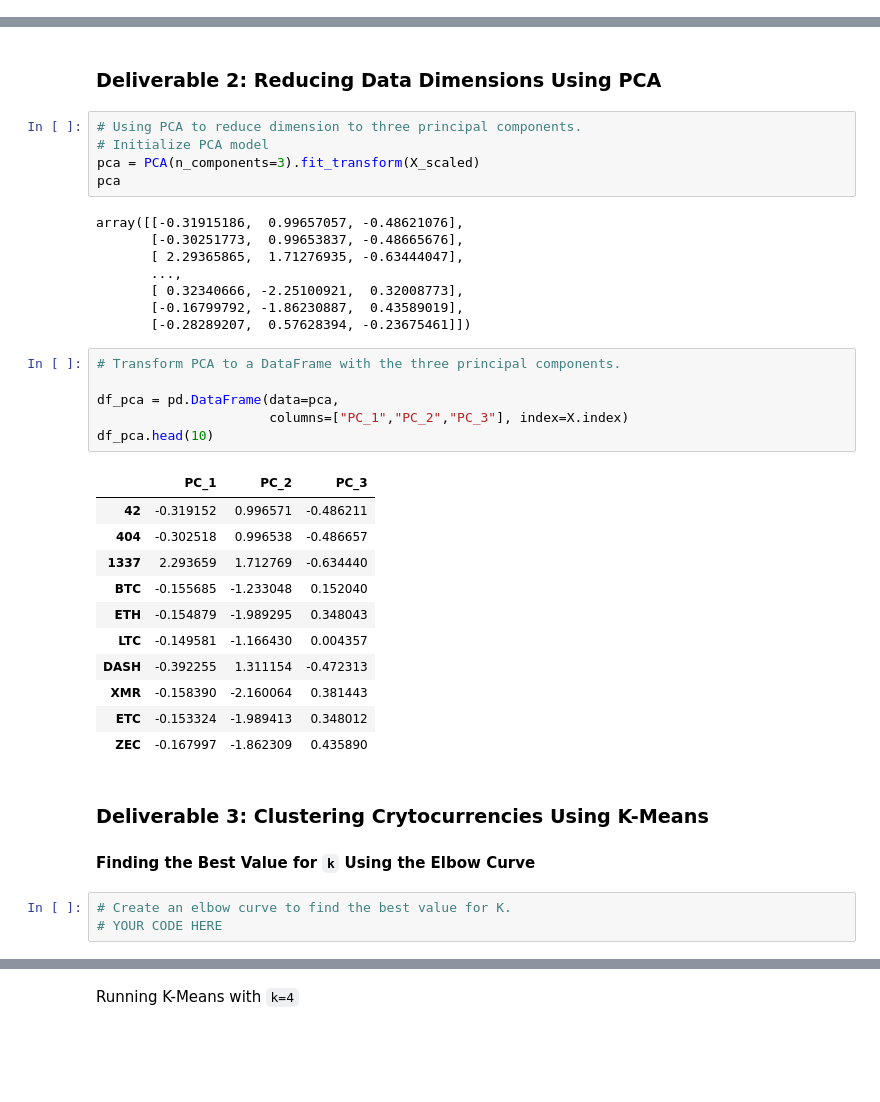
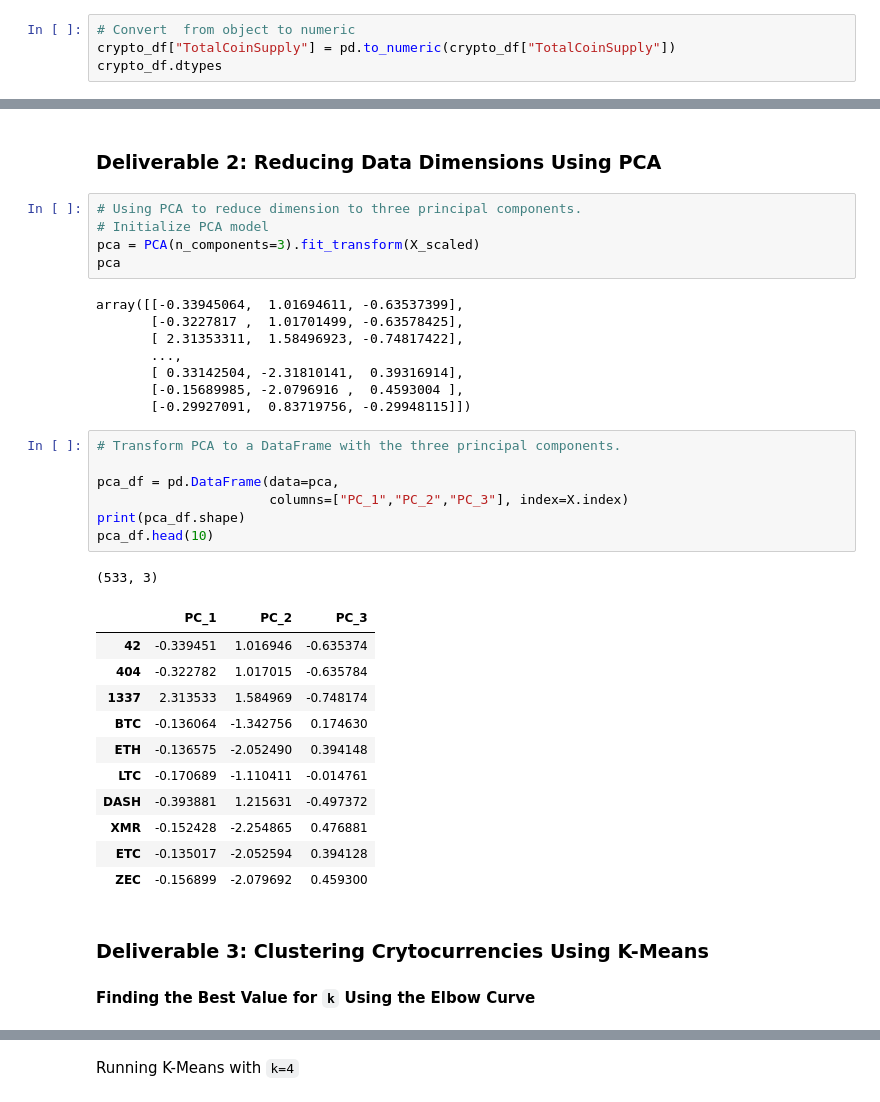
Before and after one commit to rkaysen63/Cryptocurrencies, a Jupyter notebook: crypto_clustering.ipynb, the cells around one changed output, grey strips where cells are left out. Saved outputs shown, nothing was run; the diff lists cells and outputs as text; blank space fills up the shorter version.

```diff
--- a/crypto_clustering.ipynb
+++ b/crypto_clustering.ipynb
@@ -174,0 +189,4 @@ crypto_df.head(10)
+# %%
+# Convert  from object to numeric
+crypto_df["TotalCoinSupply"] = pd.to_numeric(crypto_df["TotalCoinSupply"])
+crypto_df.dtypes
@@ -252,35 +278,34 @@ print(X_scaled[0:5])
 pca = PCA(n_components=3).fit_transform(X_scaled)
 pca
 # %% [output]
-array([[-0.31915186,  0.99657057, -0.48621076],
-       [-0.30251773,  0.99653837, -0.48665676],
-       [ 2.29365865,  1.71276935, -0.63444047],
+array([[-0.33945064,  1.01694611, -0.63537399],
+       [-0.3227817 ,  1.01701499, -0.63578425],
+       [ 2.31353311,  1.58496923, -0.74817422],
        ...,
-       [ 0.32340666, -2.25100921,  0.32008773],
-       [-0.16799792, -1.86230887,  0.43589019],
-       [-0.28289207,  0.57628394, -0.23675461]])
+       [ 0.33142504, -2.31810141,  0.39316914],
+       [-0.15689985, -2.0796916 ,  0.4593004 ],
+       [-0.29927091,  0.83719756, -0.29948115]])
 # %%
 # Transform PCA to a DataFrame with the three principal components.
 
-df_pca = pd.DataFrame(data=pca,
+pca_df = pd.DataFrame(data=pca,
                       columns=["PC_1","PC_2","PC_3"], index=X.index)
-df_pca.head(10)
+print(pca_df.shape)
+pca_df.head(10)
 # %% [output]
+(533, 3)
 |  | PC_1 | PC_2 | PC_3 |
-| 42 | -0.319152 | 0.996571 | -0.486211 |
-| 404 | -0.302518 | 0.996538 | -0.486657 |
-| 1337 | 2.293659 | 1.712769 | -0.634440 |
-| BTC | -0.155685 | -1.233048 | 0.152040 |
-| ETH | -0.154879 | -1.989295 | 0.348043 |
-| LTC | -0.149581 | -1.166430 | 0.004357 |
-| DASH | -0.392255 | 1.311154 | -0.472313 |
-| XMR | -0.158390 | -2.160064 | 0.381443 |
-| ETC | -0.153324 | -1.989413 | 0.348012 |
-| ZEC | -0.167997 | -1.862309 | 0.435890 |
+| 42 | -0.339451 | 1.016946 | -0.635374 |
+| 404 | -0.322782 | 1.017015 | -0.635784 |
+| 1337 | 2.313533 | 1.584969 | -0.748174 |
+| BTC | -0.136064 | -1.342756 | 0.174630 |
+| ETH | -0.136575 | -2.052490 | 0.394148 |
+| LTC | -0.170689 | -1.110411 | -0.014761 |
+| DASH | -0.393881 | 1.215631 | -0.497372 |
+| XMR | -0.152428 | -2.254865 | 0.476881 |
+| ETC | -0.135017 | -2.052594 | 0.394128 |
+| ZEC | -0.156899 | -2.079692 | 0.459300 |
 # %% [markdown]
 ### Deliverable 3: Clustering Crytocurrencies Using K-Means
 
 #### Finding the Best Value for `k` Using the Elbow Curve
-# %%
-# Create an elbow curve to find the best value for K.
-# YOUR CODE HERE
```
Also changed, not shown: parts of 22 cells of this notebook.
